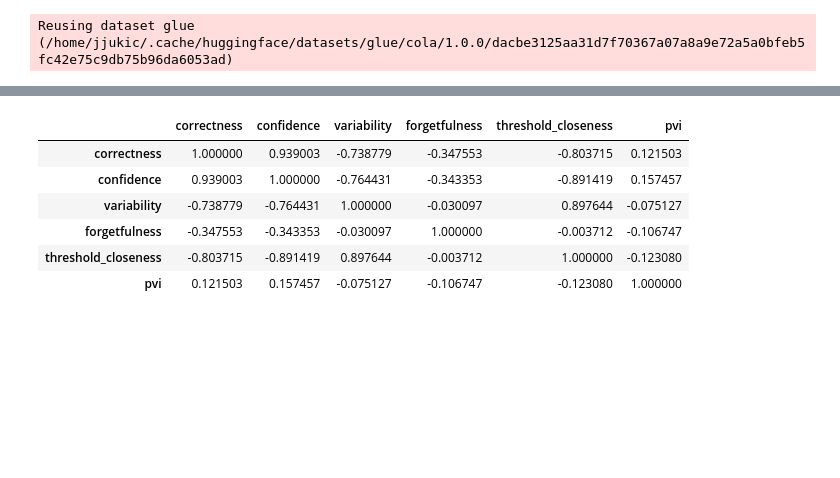
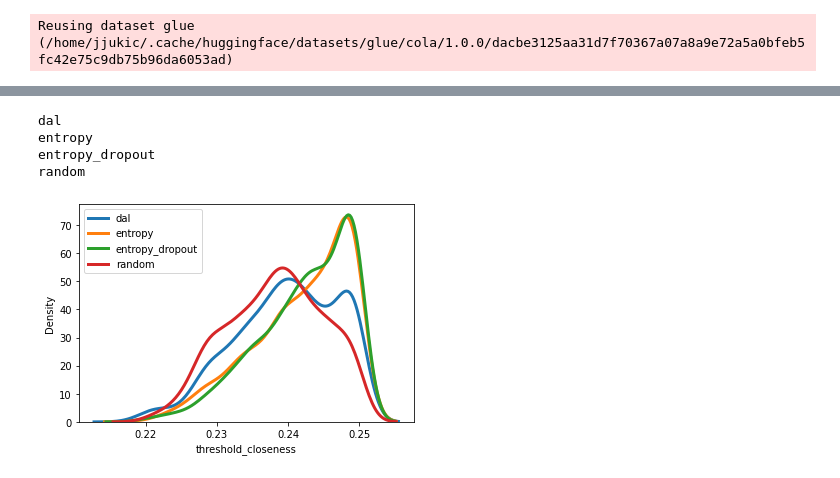
Before and after one commit to josipjukic/adapter-al, a Jupyter notebook: tinkering.ipynb, the cells around one changed output, grey strips where cells are left out. Cells and saved outputs as stored; diff of their text form; code cells hidden in the pictures; blank space fills up the shorter version.

```diff
--- a/tinkering.ipynb
+++ b/tinkering.ipynb
@@ -1339,7 +1308,0 @@ grouped
-# %%
-for index, row in grouped.iterrows():
-    sampler = index[3]
-    indices = row["subsample"]
-    df_sampler = df.loc[indices]
-    g = sns.kdeplot(data=df_sampler, x="threshold_closeness")
-#     g.set(xlim=(-0.5, 5))
@@ -1348 +1339,16 @@ for index, row in grouped.iterrows():
+# %%
+for index, row in grouped.iterrows():
+    sampler = index[3]
+    print(sampler)
+    indices = row["subsample"]
+    df_sampler = df.loc[indices]
+    g = sns.kdeplot(data=df_sampler, x="threshold_closeness", linewidth=3)
+
+g.legend(["dal", "entropy", "entropy_dropout", "random"], loc="best");
+# %% [output]
+dal
+entropy
+entropy_dropout
+random
+[figure, added]
 # %%
@@ -1350,10 +1355,0 @@ df = pd.read_csv("stats/BERT-TREC-6-unipelt.csv", index_col=0)
-# %%
-df.corr()
-# %% [output]
-|  | correctness | confidence | variability | forgetfulness | threshold_closeness | pvi |
-| correctness | 1.000000 | 0.939003 | -0.738779 | -0.347553 | -0.803715 | 0.121503 |
-| confidence | 0.939003 | 1.000000 | -0.764431 | -0.343353 | -0.891419 | 0.157457 |
-| variability | -0.738779 | -0.764431 | 1.000000 | -0.030097 | 0.897644 | -0.075127 |
-| forgetfulness | -0.347553 | -0.343353 | -0.030097 | 1.000000 | -0.003712 | -0.106747 |
-| threshold_closeness | -0.803715 | -0.891419 | 0.897644 | -0.003712 | 1.000000 | -0.123080 |
-| pvi | 0.121503 | 0.157457 | -0.075127 | -0.106747 | -0.123080 | 1.000000 |
```
Also changed, not shown: parts of 12 cells of this notebook, 1 other file.
